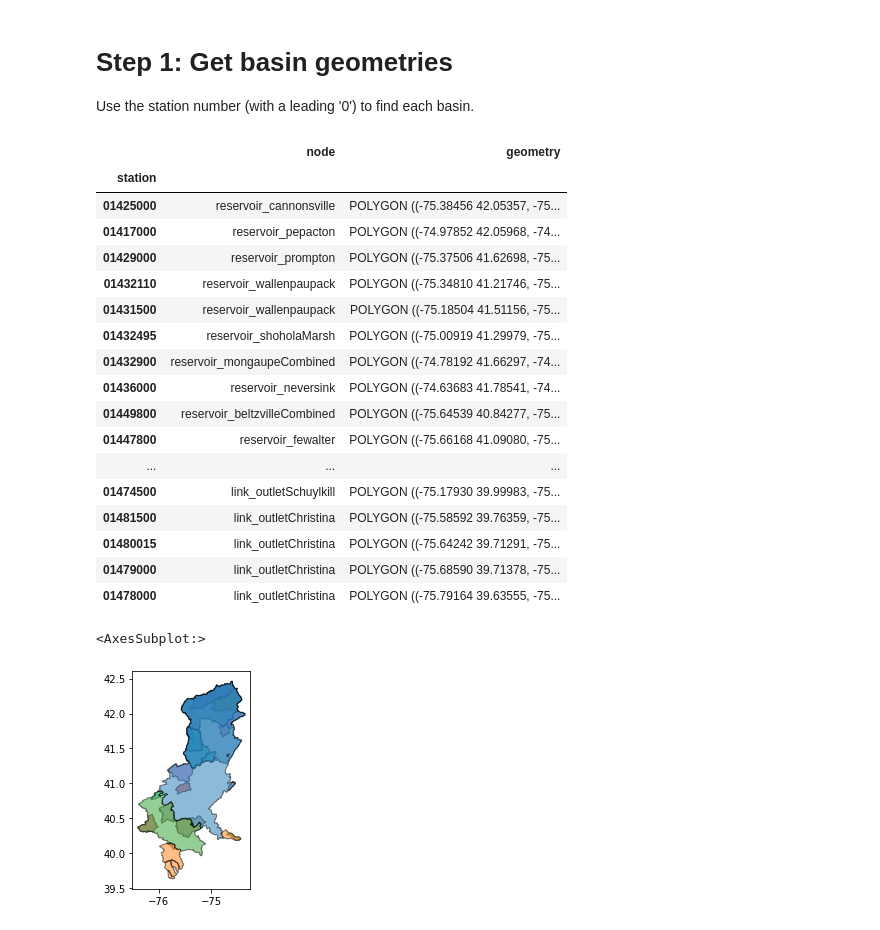
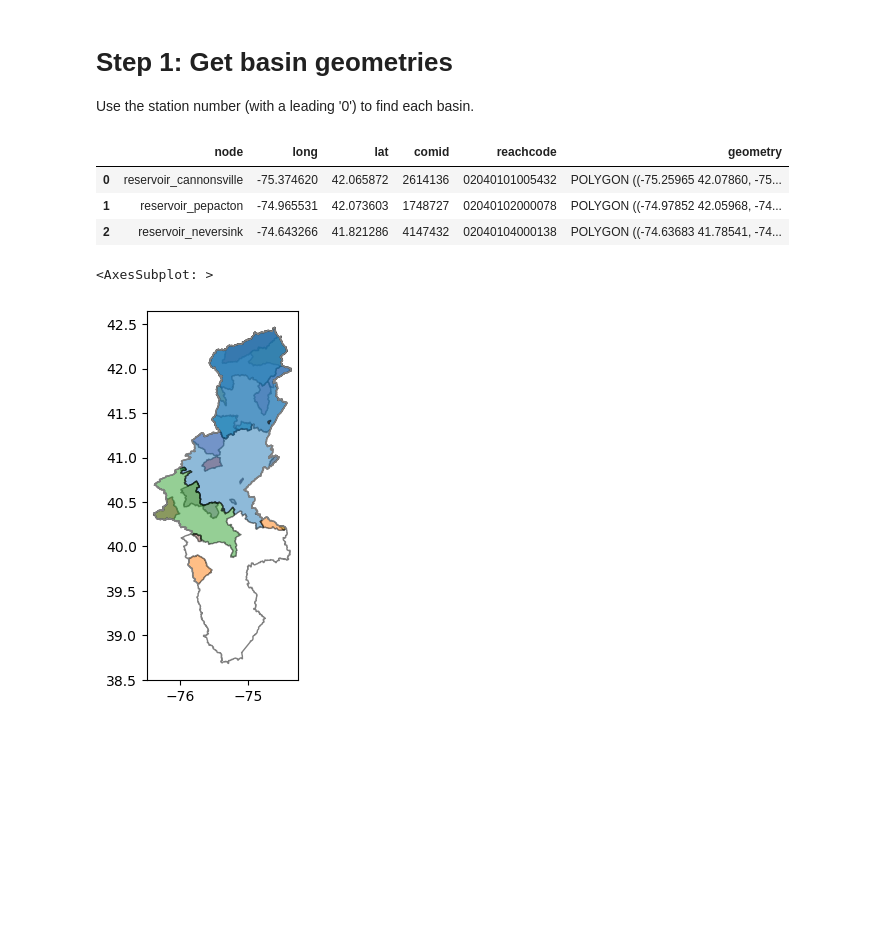
Before and after one commit to Pywr-DRB/Pywr-DRB, a Jupyter notebook: DRB_spatial/Get_node_basin_geometry.ipynb, the cells around one changed output. Drawn from its saved outputs; the diff is of its cells as text; code cells hidden in the pictures; blank space fills up the shorter version.

```diff
--- a/DRB_spatial/Get_node_basin_geometry.ipynb
+++ b/DRB_spatial/Get_node_basin_geometry.ipynb
@@ -72,3 +37,23 @@ node_basins
+# %%
+# Get long-lat at all nodes of interest
+reservoir_nodes = nodes.loc[nodes.type=='storage']
+
+stem_nodes = ['link_delTrenton', 'link_delMontague', 'link_delLordville',
+               'link_outletAssunpink', 'link_outletSchuylkill', 'link_outletChristina']
+
+other_nodes = nodes.loc[nodes.name.isin(stem_nodes)]
+
+physical_nodes = pd.concat([reservoir_nodes, other_nodes], axis=0)
+physical_nodes.reset_index(inplace=True)
+
+# Pull just long,lat and make numpy
+loc_data = physical_nodes[['long', 'lat']].to_numpy()
+# %%
+# Start a new DF to store data
+node_geo_data = pd.DataFrame()
+node_geo_data['node'] = physical_nodes.name
+node_geo_data['long'] = physical_nodes.long
+node_geo_data['lat'] = physical_nodes.lat
 # %% [markdown]
 # Step 1: Get basin geometries
 
@@ -90,24 +61,30 @@ node_basins = gpd.GeoDataFrame(node_basins, geometry=node_basins['geometry'], cr
-# %%
-node_basins.drop('station', axis=1, inplace=True)
-node_basins
-# %% [output]
-|  | node | geometry |
-| station |  |  |
-| 01425000 | reservoir_cannonsville | POLYGON ((-75.38456 42.05357, -75... |
-| 01417000 | reservoir_pepacton | POLYGON ((-74.97852 42.05968, -74... |
-| 01429000 | reservoir_prompton | POLYGON ((-75.37506 41.62698, -75... |
-| 01432110 | reservoir_wallenpaupack | POLYGON ((-75.34810 41.21746, -75... |
-| 01431500 | reservoir_wallenpaupack | POLYGON ((-75.18504 41.51156, -75... |
-| 01432495 | reservoir_shoholaMarsh | POLYGON ((-75.00919 41.29979, -75... |
-| 01432900 | reservoir_mongaupeCombined | POLYGON ((-74.78192 41.66297, -74... |
-| 01436000 | reservoir_neversink | POLYGON ((-74.63683 41.78541, -74... |
-| 01449800 | reservoir_beltzvilleCombined | POLYGON ((-75.64539 40.84277, -75... |
-| 01447800 | reservoir_fewalter | POLYGON ((-75.66168 41.09080, -75... |
-| ... | ... | ... |
-| 01474500 | link_outletSchuylkill | POLYGON ((-75.17930 39.99983, -75... |
-| 01481500 | link_outletChristina | POLYGON ((-75.58592 39.76359, -75... |
-| 01480015 | link_outletChristina | POLYGON ((-75.64242 39.71291, -75... |
-| 01479000 | link_outletChristina | POLYGON ((-75.68590 39.71378, -75... |
-| 01478000 | link_outletChristina | POLYGON ((-75.79164 39.63555, -75... |
+# %%
+nldi = NLDI()
+comid_data = nldi.comid_byloc(coords = list(loc_data[0:,:]))
+# %%
+# Store data
+node_geo_data['comid'] = comid_data.comid
+node_geo_data['reachcode'] = comid_data.reachcode
+
+# Get basin geometry
+node_basins = nldi.get_basins(list(node_geo_data['comid'].values), fsource='comid', split_catchment = True)
+
+node_geo_data['geometry'] = node_basins.reset_index().geometry
+node_geo_data = gpd.GeoDataFrame(node_geo_data, geometry=node_geo_data['geometry'])
+node_geo_data.to_crs(crs)
+
+node_geo_data.head(3)
+# %% [output]
+|  | node | long | lat | comid | reachcode | geometry |
+| 0 | reservoir_cannonsville | -75.374620 | 42.065872 | 2614136 | 02040101005432 | POLYGON ((-75.25965 42.07860, -75... |
+| 1 | reservoir_pepacton | -74.965531 | 42.073603 | 1748727 | 02040102000078 | POLYGON ((-74.97852 42.05968, -74... |
+| 2 | reservoir_neversink | -74.643266 | 41.821286 | 4147432 | 02040104000138 | POLYGON ((-74.63683 41.78541, -74... |
+# %%
+# Visualize
+ax =node_geo_data.plot(column = 'node', edgecolor = 'black', alpha = 0.5)
+drb_boundary.plot(ax=ax, color = 'none', edgecolor = '0.5')
+# %% [output]
+<AxesSubplot: >
+[figure, added]
 # %%
 # Export
@@ -115,6 +91,0 @@ node_basins.to_file("./node_basin_geometries.shp")
-# %%
-# Visualize
-node_basins.plot(column = 'node', edgecolor = 'black', alpha = 0.5)
-# %% [output]
-<AxesSubplot:>
-[figure, removed]
```
Also changed, not shown: parts of 6 cells of this notebook, 13 other files.
